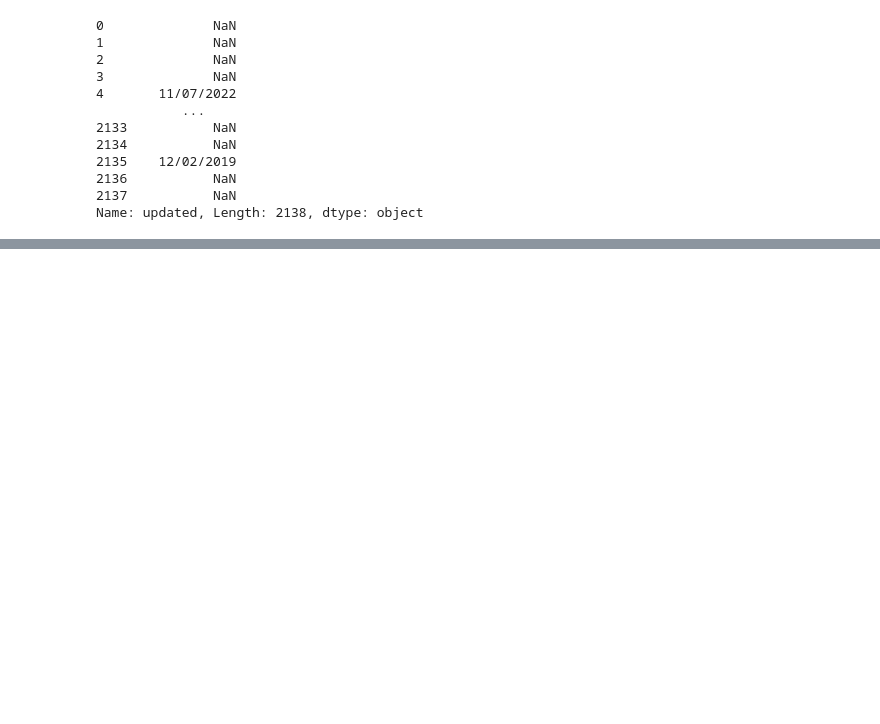
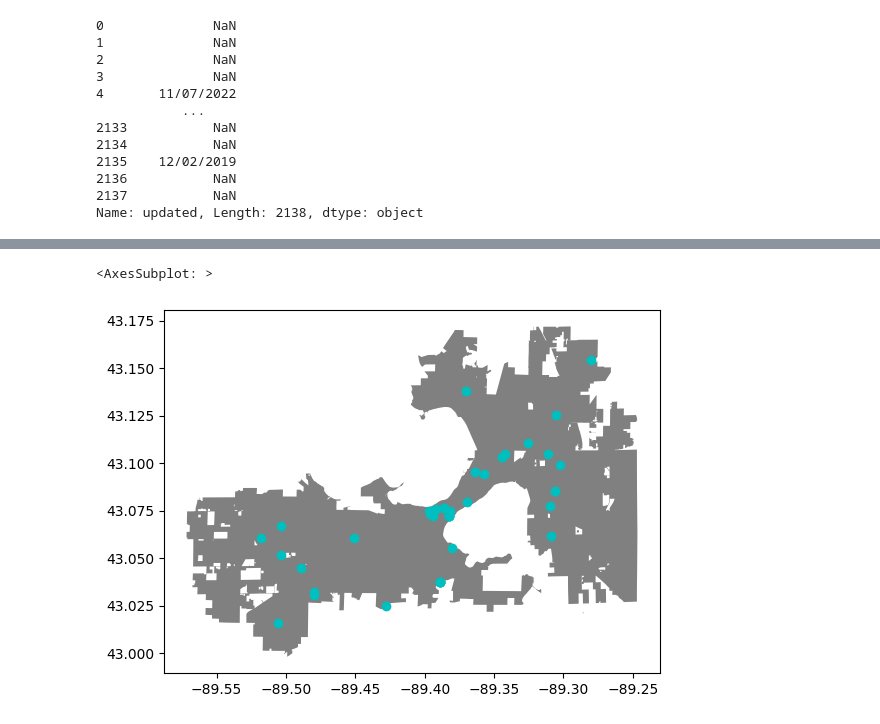
Before and after one commit to shanenathanielkennedy/madisonincidents, a Jupyter notebook: clean_testing.ipynb, the cells around one changed output, grey strips where cells are left out. Saved outputs shown, nothing was run; the diff lists cells and outputs as text; code cells hidden in the pictures; blank space fills up the shorter version.

Commit message:
implemented geocoding

```diff
--- a/clean_testing.ipynb
+++ b/clean_testing.ipynb
@@ -122,3 +129,30 @@ df.head()
 
 # Possibly parse out the street?
 # Find KMLS or shapefiles for addresses
+# %%
+df["address"] = df["address"].str.replace(" block ", " ")
+df["address"] = df["address"].str.replace(" Block ", " ")
+df["address"] = df["address"].str.replace("of", "")
+df["address"] = df["address"].str.replace(" blk ", " ")
+
+# Replace, use google geocoding
+
+#df["address"] = df["address"].str.split("/")
+#df["address"] = df["address"].apply(lambda x: x[0])
+
+#df["address"] = df["address"].str.replace(" at ", " and ")
+
+
+
+# parentheses
+
+df["address"] = df["address"] + ":Madison, WI"
+# %%
+#df["address"]
+addr_test = df.iloc[:50]
+
+addr_results = gpd.tools.geocode(addr_test["address"], provider="nominatim",user_agent="snkennedy2@wisc.edu")
+
+addr_results["geometry"]
+
+addr_test["coords"] = addr_results["geometry"]
@@ -124,0 +182,19 @@ df.head()
+# %%
+# addr_test["coords"] = addr_results["geometry"]
+# addr_test
+#sum(addr_results["address"].isna()) #9
+
+plotting = addr_test[addr_test["coords"].notna()]
+
+geoplot = gpd.GeoDataFrame(plotting)
+geoplot = geoplot.set_geometry("coords")
+
+#plotting.plot()
+
+madison_shape = gpd.read_file("City_Limit.shp")
+
+ax = madison_shape.plot(color="grey")
+geoplot.plot(column = "coords", ax=ax, color="c")
+# %% [output]
+<AxesSubplot: >
+[figure, added]
```
Also changed, not shown: parts of 6 cells of this notebook, 8 other files.
